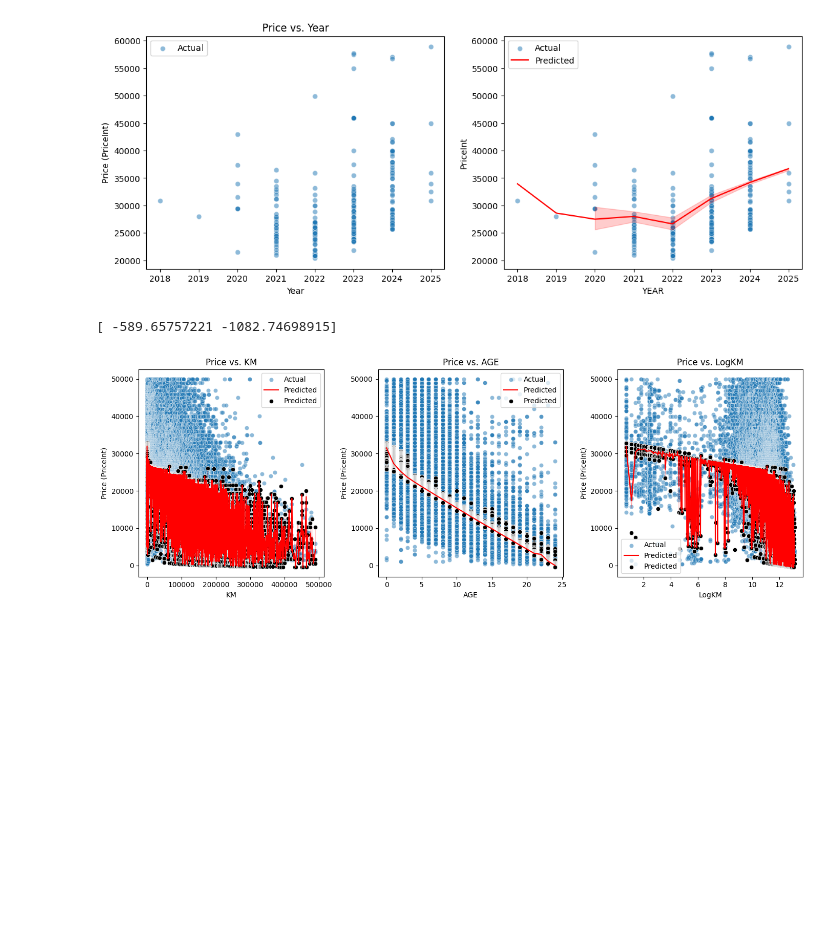
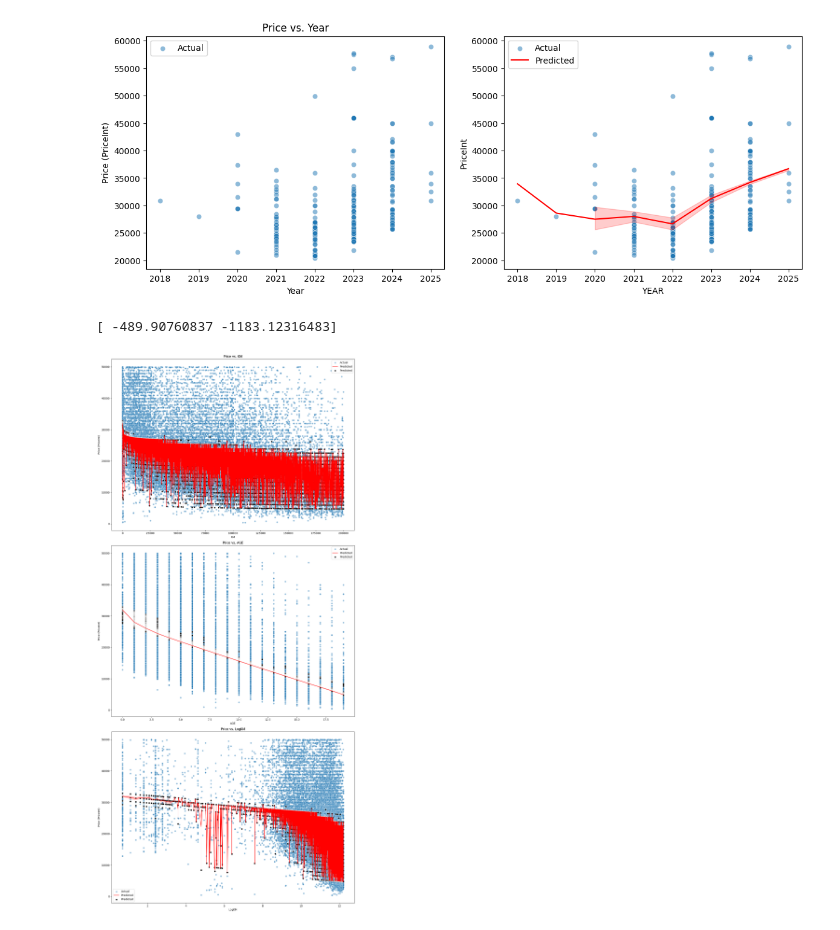
Before and after one commit to Josito3000/Awdint, a Jupyter notebook: DataAnalysis/FirstDataAnalysis.ipynb, the cells around one changed output. Saved outputs shown, nothing was run; the diff lists cells and outputs as text; code cells hidden in the pictures; blank space fills up the shorter version.

```diff
--- a/DataAnalysis/FirstDataAnalysis.ipynb
+++ b/DataAnalysis/FirstDataAnalysis.ipynb
@@ -14,21 +14,10 @@ from sklearn.preprocessing import PolynomialFeatures
 from sklearn.metrics import mean_squared_error
 import os
 # %%
-carData_filepath = "C:/Users/PORTATIL/OneDrive/Documentos/Projects/CochecitosScrapping/OldOutputData/coches_data_compiled_2025-02-22_01-14.parquet"
+carData_filepath = "C:/Users/PORTATIL/OneDrive/Documentos/Projects/CochecitosScrapping/OutputData/coches_data_compiled_2025-02-25_18-51.parquet"
 
 # Load dataset
 df1 = pd.read_parquet(carData_filepath)
 print(df1.columns)
-df1 = df1.drop(columns=['Scrape Date'])
 print(df1.describe())
-
-carData2_filepath = "C:/Users/PORTATIL/OneDrive/Documentos/Projects/CochecitosScrapping/OutputData/coches_data_consolidado_2025-02-19_17-27.parquet"
-
-df2 = pd.read_parquet(carData2_filepath)
-print(df2.columns)
-print(df2.describe())
-
-
-df = pd.concat([df1, df2], axis=0, ignore_index=True)
-df = df.dropna()
 # %% [output]
@@ -50,5 +58,8 @@ for file in files:
     df1 = pd.read_parquet(file_path)
 
     df = pd.concat([df, df1], axis=0, ignore_index=True)
+
+df = df.drop('Scrape Date', axis=1)
+df = df.drop_duplicates()
 # %%
 df.describe()
@@ -264,36 +276,36 @@ modelLog.fit(X, y)
 print(modelLog.coef_)
 
 df['Predicted_Price_log'] = modelLog.predict(X)
 
 # Create scatter plots with regression lines
-fig, axes = plt.subplots(1, 3, figsize=(14, 5))
+fig, axes = plt.subplots(3, 1, figsize=(14, 30))
 
 sns.scatterplot(x=df['AGE'], y=df['PriceInt'], alpha=0.5, label='Actual', ax=axes[1])
 sns.lineplot(x=df['AGE'], y=df['Predicted_Price_log'], color='red', label='Predicted', ax=axes[1])
 sns.scatterplot(x=df['AGE'], y=df['Predicted_Price_log'], color='black', label='Predicted', ax=axes[1])
 axes[1].set_title('Price vs. AGE')
 axes[1].set_xlabel('AGE')
 axes[1].set_ylabel('Price (PriceInt)')
 
 sns.scatterplot(x=df['KM'], y=df['PriceInt'], alpha=0.5, label='Actual', ax=axes[0])
 sns.lineplot(x=df['KM'], y=df['Predicted_Price_log'], color='red', label='Predicted', ax=axes[0], sort=False)
 sns.scatterplot(x=df['KM'], y=df['Predicted_Price_log'], color='black', label='Predicted', ax=axes[0])
 axes[0].set_title('Price vs. KM')
 axes[0].set_xlabel('KM')
 axes[0].set_ylabel('Price (PriceInt)')
 
 sns.scatterplot(x=df['LogKM'], y=df['PriceInt'], alpha=0.5, label='Actual', ax=axes[2])
 sns.lineplot(x=df['LogKM'], y=df['Predicted_Price_log'], color='red', label='Predicted', ax=axes[2], sort=False)
 sns.scatterplot(x=df['LogKM'], y=df['Predicted_Price_log'], color='black', label='Predicted', ax=axes[2])
 axes[2].set_title('Price vs. LogKM')
 axes[2].set_xlabel('LogKM')
 axes[2].set_ylabel('Price (PriceInt)')
 
 plt.tight_layout()
 plt.show()
 # %% [output]
-[ -589.65757221 -1082.74698915]
+[ -489.90760837 -1183.12316483]
-[figure, old version]
+[figure, new version]
 # %%
 np.transpose([df.groupby("AGE")["PriceInt"].mean(),
 df.groupby("AGE")["PriceInt"].mean().diff()])
```
Also changed, not shown: parts of 6 cells of this notebook, 3 other files.
